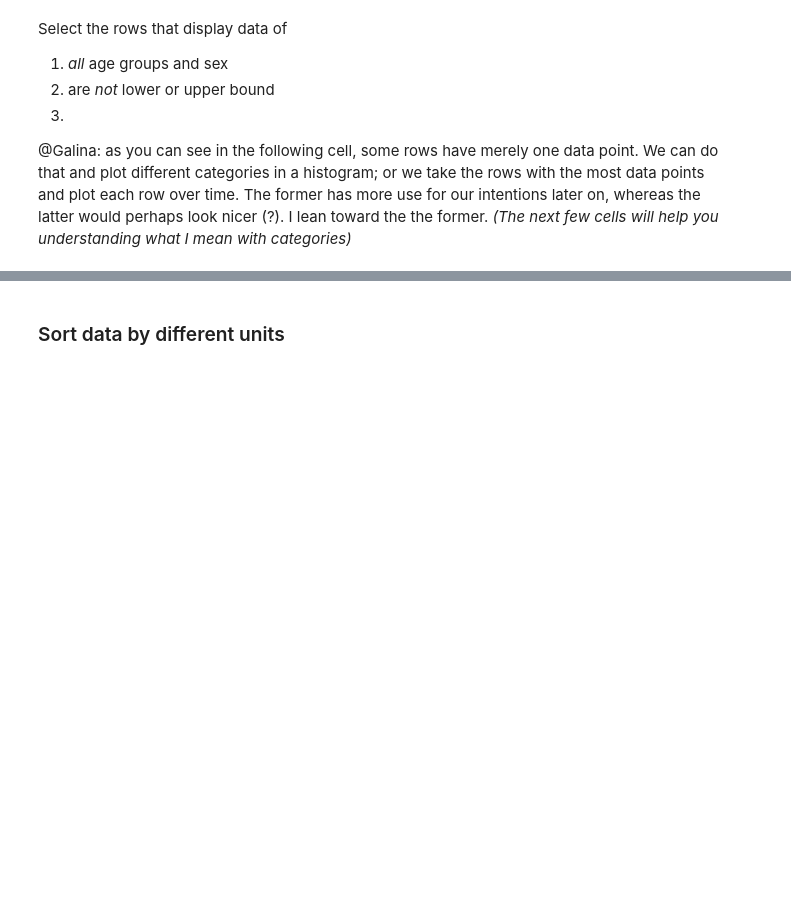
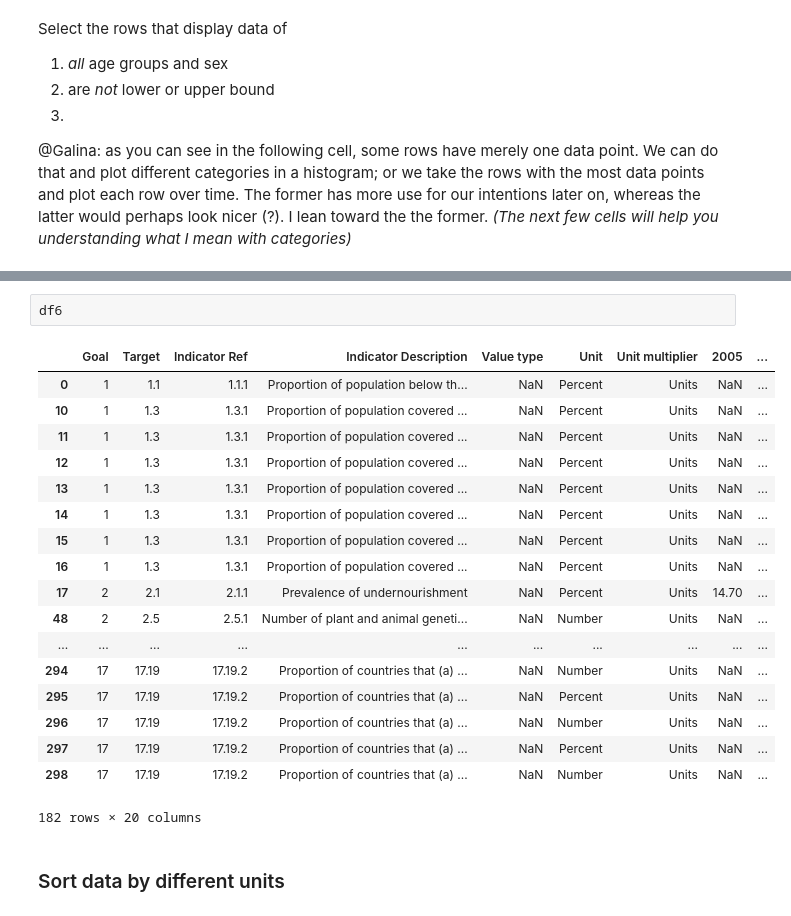
Before and after one commit to felix-laumann/MBML-SDG-targets, a Jupyter notebook: Data preprocessing and visualisation_GalinaFelix.ipynb, the cells around one changed output, grey strips where cells are left out. Drawn from its saved outputs; the diff is of its cells as text; blank space fills up the shorter version.

```diff
--- a/Data preprocessing and visualisation_GalinaFelix.ipynb
+++ b/Data preprocessing and visualisation_GalinaFelix.ipynb
@@ -176,6 +164,27 @@ df6.head(20)
 | 56 | 2 | 2.5 | 2.5.2 | Proportion of local breeds classi... | NaN | Number | Units | NaN | ... |
 | 57 | 2 | 2.5 | 2.5.2 | Proportion of local breeds classi... | NaN | Percent | Units | NaN | ... |
 | 58 | 2 | 2.5 | 2.5.2 | Proportion of local breeds classi... | NaN | Number | Units | NaN | ... |
+# %%
+df6
+# %% [output]
+|  | Goal | Target | Indicator Ref | Indicator Description | Value type | Unit | Unit multiplier | 2005 | ... |
+| 0 | 1 | 1.1 | 1.1.1 | Proportion of population below th... | NaN | Percent | Units | NaN | ... |
+| 10 | 1 | 1.3 | 1.3.1 | Proportion of population covered ... | NaN | Percent | Units | NaN | ... |
+| 11 | 1 | 1.3 | 1.3.1 | Proportion of population covered ... | NaN | Percent | Units | NaN | ... |
+| 12 | 1 | 1.3 | 1.3.1 | Proportion of population covered ... | NaN | Percent | Units | NaN | ... |
+| 13 | 1 | 1.3 | 1.3.1 | Proportion of population covered ... | NaN | Percent | Units | NaN | ... |
+| 14 | 1 | 1.3 | 1.3.1 | Proportion of population covered ... | NaN | Percent | Units | NaN | ... |
+| 15 | 1 | 1.3 | 1.3.1 | Proportion of population covered ... | NaN | Percent | Units | NaN | ... |
+| 16 | 1 | 1.3 | 1.3.1 | Proportion of population covered ... | NaN | Percent | Units | NaN | ... |
+| 17 | 2 | 2.1 | 2.1.1 | Prevalence of undernourishment | NaN | Percent | Units | 14.70 | ... |
+| 48 | 2 | 2.5 | 2.5.1 | Number of plant and animal geneti... | NaN | Number | Units | NaN | ... |
+| ... | ... | ... | ... | ... | ... | ... | ... | ... | ... |
+| 294 | 17 | 17.19 | 17.19.2 | Proportion of countries that (a) ... | NaN | Number | Units | NaN | ... |
+| 295 | 17 | 17.19 | 17.19.2 | Proportion of countries that (a) ... | NaN | Percent | Units | NaN | ... |
+| 296 | 17 | 17.19 | 17.19.2 | Proportion of countries that (a) ... | NaN | Number | Units | NaN | ... |
+| 297 | 17 | 17.19 | 17.19.2 | Proportion of countries that (a) ... | NaN | Percent | Units | NaN | ... |
+| 298 | 17 | 17.19 | 17.19.2 | Proportion of countries that (a) ... | NaN | Number | Units | NaN | ... |
+182 rows × 20 columns
 # %% [markdown]
 ### Sort data by different units
 # %% [markdown]
```
Also changed, not shown: parts of 16 cells of this notebook.
